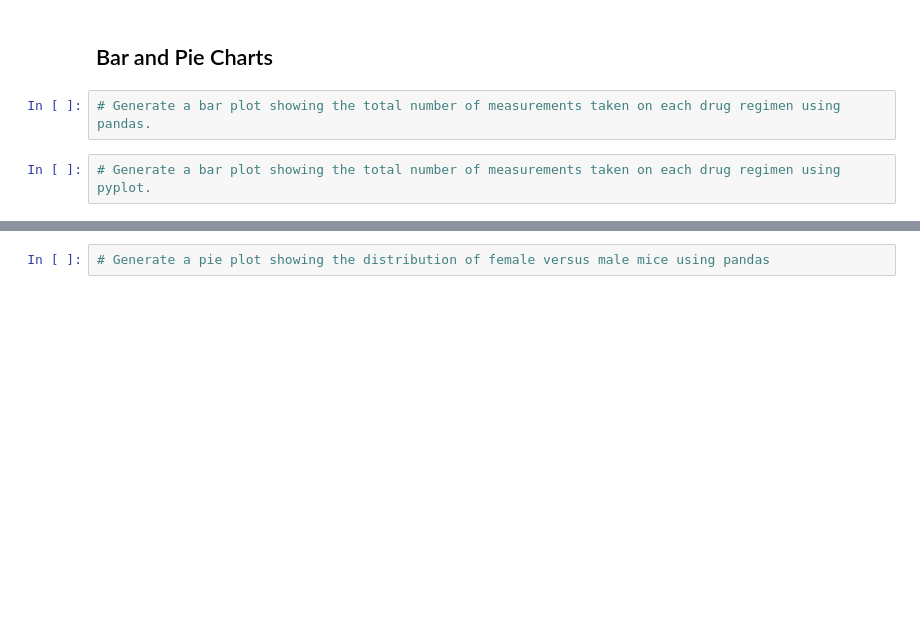
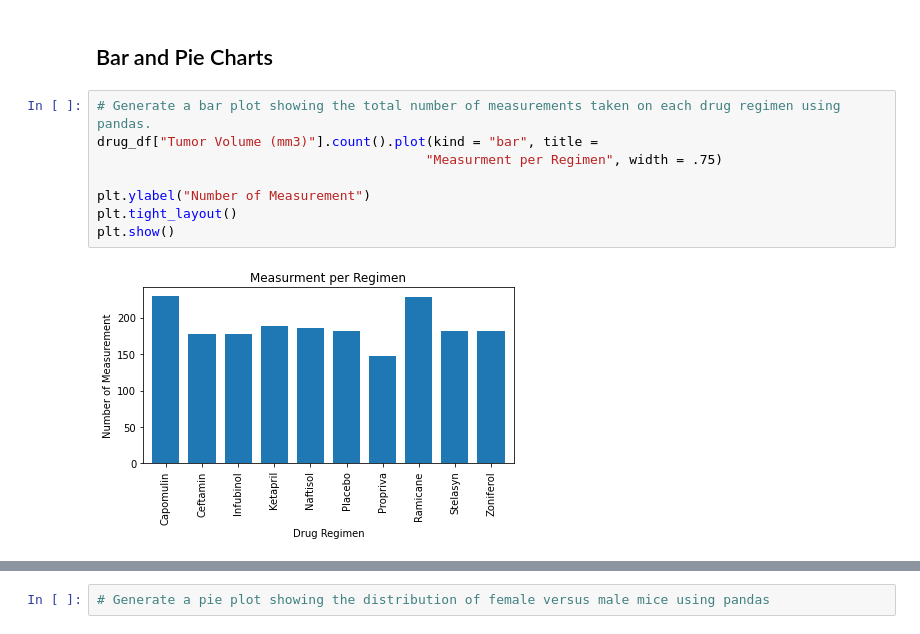
Before and after one commit to gregb23/Matplotlib-Homework, a Jupyter notebook: Pymaceuticals/pymaceuticals.ipynb, the cells around one changed output, grey strips where cells are left out. Saved outputs shown, nothing was run; the diff lists cells and outputs as text; blank space fills up the shorter version.

Commit message:
completed bar plot

```diff
--- a/Pymaceuticals/pymaceuticals.ipynb
+++ b/Pymaceuticals/pymaceuticals.ipynb
@@ -166,5 +166,11 @@ drug_df["Tumor Volume (mm3)"].agg(['mean','median','var', 'std','sem'])
 ## Bar and Pie Charts
 # %%
 # Generate a bar plot showing the total number of measurements taken on each drug regimen using pandas.
+drug_df["Tumor Volume (mm3)"].count().plot(kind = "bar", title =
+                                          "Measurment per Regimen", width = .75)
+
+plt.ylabel("Number of Measurement")
+plt.tight_layout()
+plt.show()
+# %% [output]
+[figure, added]
-# %%
-# Generate a bar plot showing the total number of measurements taken on each drug regimen using pyplot.
```
Also changed, not shown: parts of 1 cell of this notebook.
